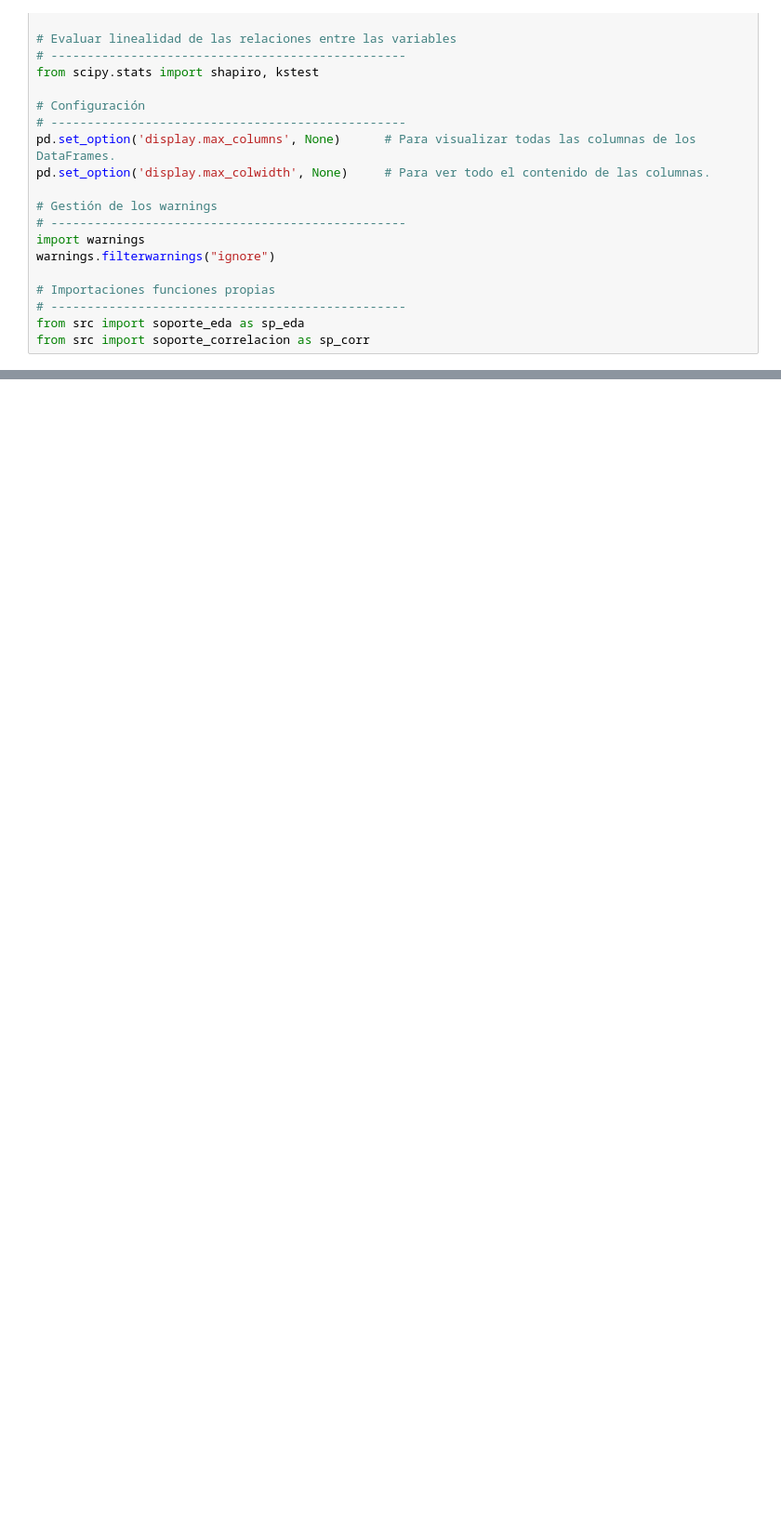
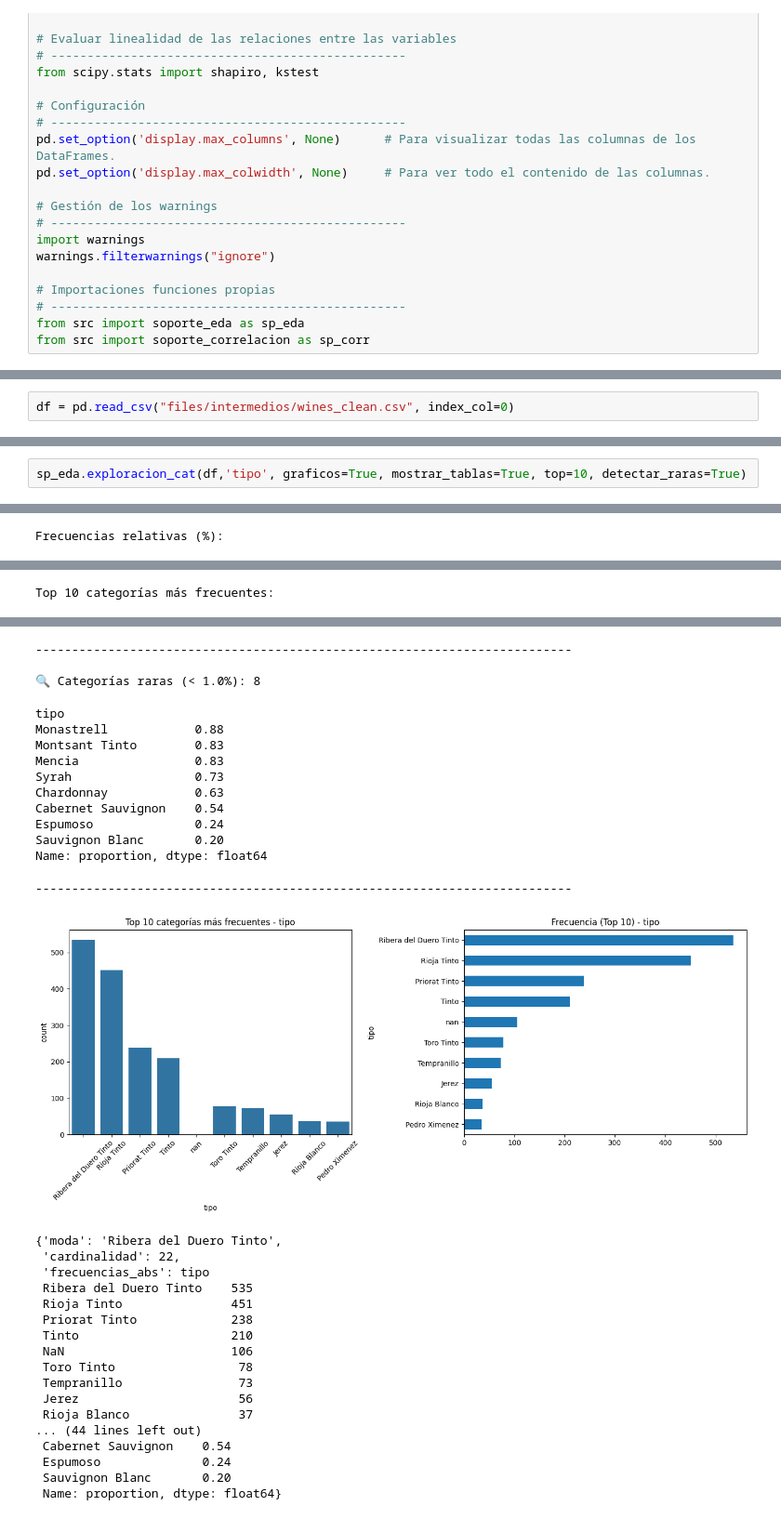
Before and after one commit to NataliaHerrera-DA/proyecto-da-promo-60-modulo-4-team-1, a Jupyter notebook: ETL.ipynb, the cells around one changed output, grey strips where cells are left out. Shown at 93% size. Cells and saved outputs as stored; diff of their text form; blank space fills up the shorter version.

```diff
--- a/ETL.ipynb
+++ b/ETL.ipynb
@@ -378,0 +33,2 @@ array(['Toro Tinto', 'Tempranillo', 'Ribera del Duero Tinto',
+# %%
+df = pd.read_csv("files/intermedios/wines_clean.csv", index_col=0)
@@ -378,0 +49,3 @@ array(['Toro Tinto', 'Tempranillo', 'Ribera del Duero Tinto',
+# %%
+sp_eda.exploracion_cat(df,'tipo', graficos=True, mostrar_tablas=True, top=10, detectar_raras=True)
+# %% [output]
@@ -378,0 +77 @@ array(['Toro Tinto', 'Tempranillo', 'Ribera del Duero Tinto',
+Frecuencias relativas (%):
@@ -378,0 +95 @@ array(['Toro Tinto', 'Tempranillo', 'Ribera del Duero Tinto',
+Top 10 categorías más frecuentes:
@@ -378,0 +108,32 @@ array(['Toro Tinto', 'Tempranillo', 'Ribera del Duero Tinto',
+--------------------------------------------------------------------------
+
+🔍 Categorías raras (< 1.0%): 8
+tipo
+Monastrell            0.88
+Montsant Tinto        0.83
+Mencia                0.83
+Syrah                 0.73
+Chardonnay            0.63
+Cabernet Sauvignon    0.54
+Espumoso              0.24
+Sauvignon Blanc       0.20
+Name: proportion, dtype: float64
+--------------------------------------------------------------------------
+[figure, added]
+{'moda': 'Ribera del Duero Tinto',
+ 'cardinalidad': 22,
+ 'frecuencias_abs': tipo
+ Ribera del Duero Tinto    535
+ Rioja Tinto               451
+ Priorat Tinto             238
+ Tinto                     210
+ NaN                       106
+ Toro Tinto                 78
+ Tempranillo                73
+ Jerez                      56
+ Rioja Blanco               37
+... (44 lines left out)
+ Cabernet Sauvignon    0.54
+ Espumoso              0.24
+ Sauvignon Blanc       0.20
+ Name: proportion, dtype: float64}
```
Also changed, not shown: parts of 149 cells of this notebook, 10 other files.
